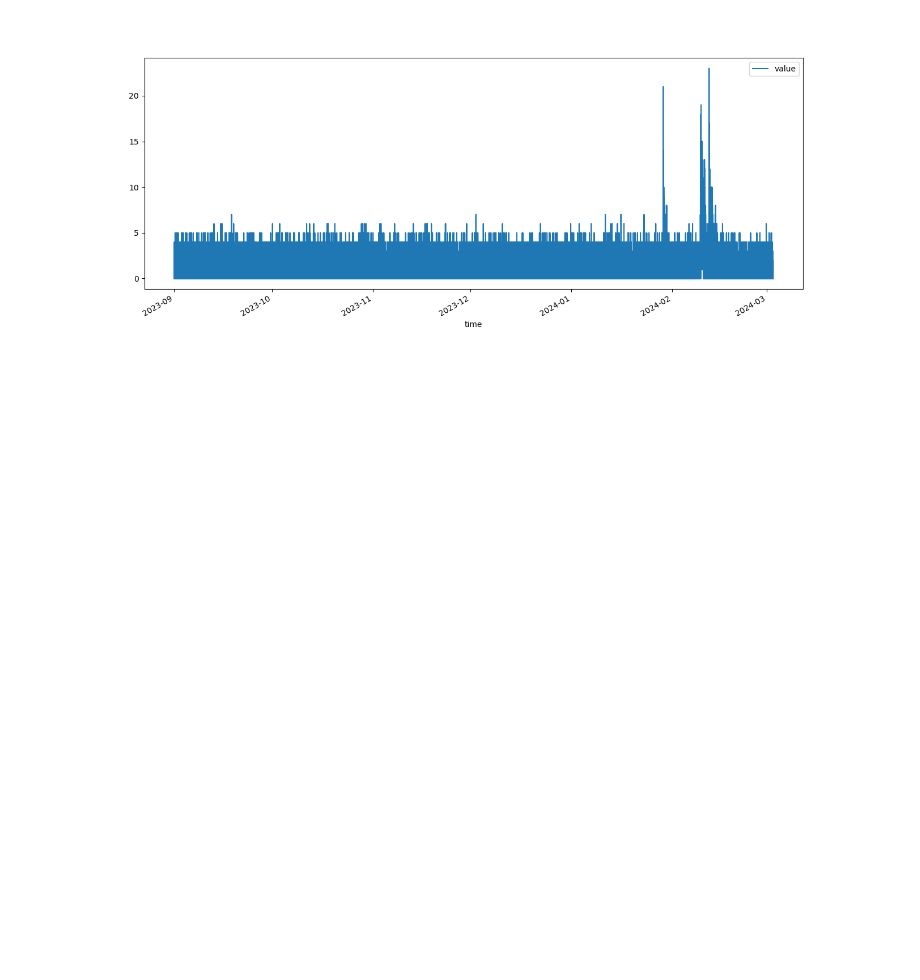
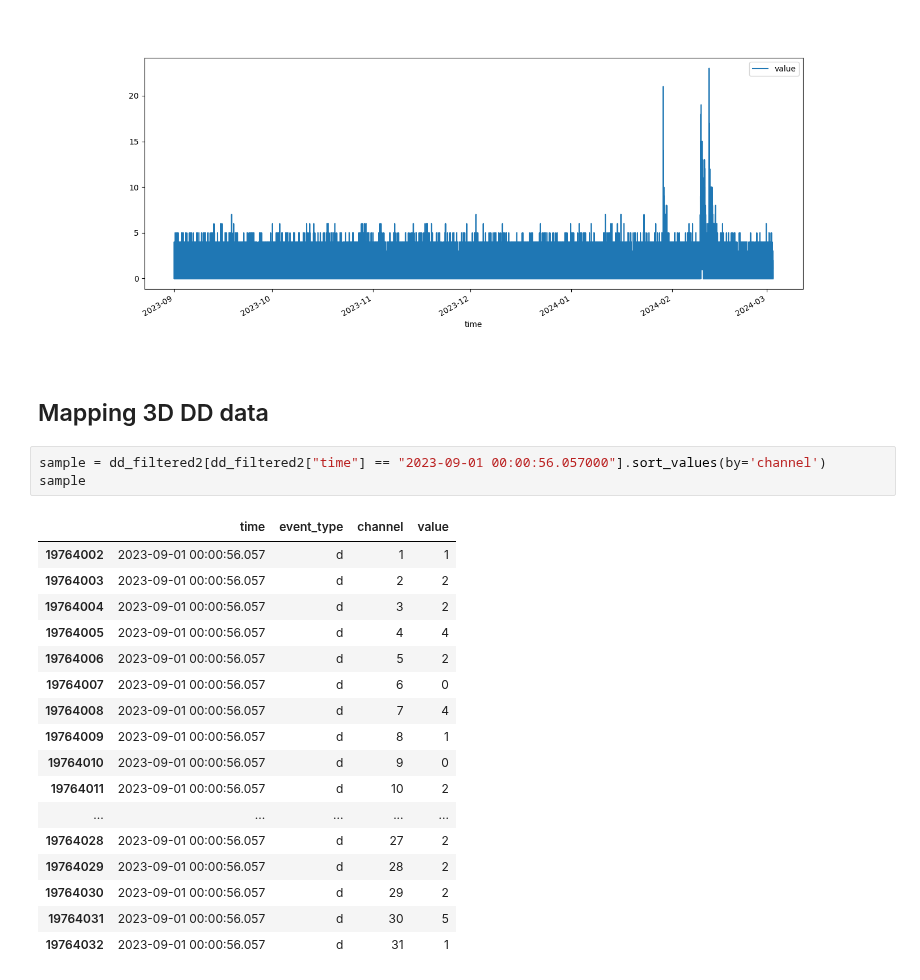
Before and after one commit to AGHRADEM/radem-notebooks, a Jupyter notebook: notebooks/3_dd_data_visualization.ipynb, the cells around one changed output. Cells and saved outputs as stored; diff of their text form; blank space fills up the shorter version.

```diff
--- a/notebooks/3_dd_data_visualization.ipynb
+++ b/notebooks/3_dd_data_visualization.ipynb
@@ -601,3 +601,26 @@ dd_filtered2[dd_filtered2["channel"] == 1].plot(x='time', y='value', figsize=(15
 # %% [output]
 <AxesSubplot:xlabel='time'>
 [figure]
+# %% [markdown]
+## Mapping 3D DD data
+# %%
+sample = dd_filtered2[dd_filtered2["time"] == "2023-09-01 00:00:56.057000"].sort_values(by='channel')
+sample
+# %% [output]
+|  | time | event_type | channel | value |
+| 19764002 | 2023-09-01 00:00:56.057 | d | 1 | 1 |
+| 19764003 | 2023-09-01 00:00:56.057 | d | 2 | 2 |
+| 19764004 | 2023-09-01 00:00:56.057 | d | 3 | 2 |
+| 19764005 | 2023-09-01 00:00:56.057 | d | 4 | 4 |
+| 19764006 | 2023-09-01 00:00:56.057 | d | 5 | 2 |
+| 19764007 | 2023-09-01 00:00:56.057 | d | 6 | 0 |
+| 19764008 | 2023-09-01 00:00:56.057 | d | 7 | 4 |
+| 19764009 | 2023-09-01 00:00:56.057 | d | 8 | 1 |
+| 19764010 | 2023-09-01 00:00:56.057 | d | 9 | 0 |
+| 19764011 | 2023-09-01 00:00:56.057 | d | 10 | 2 |
+| ... | ... | ... | ... | ... |
+| 19764028 | 2023-09-01 00:00:56.057 | d | 27 | 2 |
+| 19764029 | 2023-09-01 00:00:56.057 | d | 28 | 2 |
+| 19764030 | 2023-09-01 00:00:56.057 | d | 29 | 2 |
+| 19764031 | 2023-09-01 00:00:56.057 | d | 30 | 5 |
+| 19764032 | 2023-09-01 00:00:56.057 | d | 31 | 1 |
```
Also changed, not shown: parts of 2 cells of this notebook.
